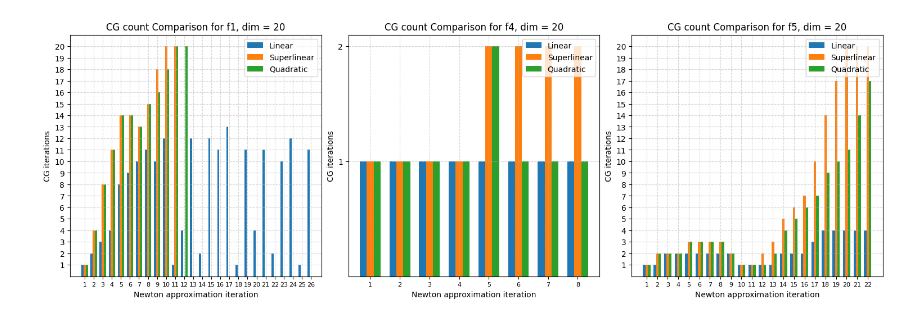
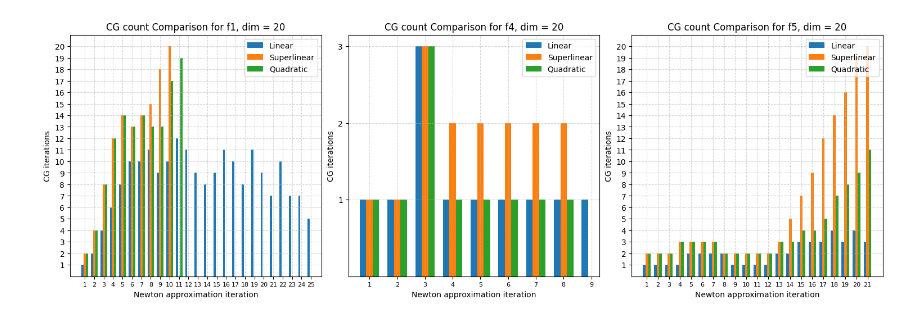
Before and after one commit to mVigholt/NO, a Jupyter notebook: Week 3/Experiments.ipynb, the cells around one changed output. Drawn from its saved outputs; the diff is of its cells as text; code cells hidden in the pictures.

```diff
--- a/Week 3/Experiments.ipynb
+++ b/Week 3/Experiments.ipynb
@@ -29,7 +29,7 @@ def backtrack(f, df, x, p, alpha_init=1.0, rho=0.5, c1=1e-4):
     return alpha
 
 # Newton's Method function (updated version)
-def newtons_method(f, df, Hf, x0, max_iter=10000, epsilon=1e-6):
+def newtons_method(f, df, Hf, x0, max_iter=1000, epsilon=1e-6):
     x = x0.copy()
     xs = [x]
     for _ in range(max_iter):
@@ -47,7 +47,7 @@ def newtons_method(f, df, Hf, x0, max_iter=10000, epsilon=1e-6):
     return np.array(xs)
 
 # Steepest Descent function (updated version)
-def steepest_descent(f, df, x0, max_iter=10000, epsilon=1e-6):
+def steepest_descent(f, df, x0, max_iter=1000, epsilon=1e-6):
     x = x0.copy()
     xs = [x]
     for _ in range(max_iter):
@@ -229,12 +229,20 @@ import numpy as np
 import matplotlib.pyplot as plt
 from case_studies import *
 
-def ConvergencePlot(F, XX, types, dim):
+def meanList(Lists):
+    ll = max([len(L) for L in Lists])
+    al = int(np.mean([len(L) for L in Lists]))
+    paddedLists = [list(L)+[0]*(ll-len(L)) for L in Lists]
+    agvList = np.sum(paddedLists, axis = 0)/len(Lists)
+    return np.array(agvList[:al])
+
+def ConvergencePlot(F, X, types, dim):
     fig, axes = plt.subplots(1, len(F), figsize=(15, 5), constrained_layout=True)
-    for i, X in enumerate(XX):
-        max_length = max(len(xs) for xs in X)
+    for i, xsl in enumerate(X):
+        max_length = max(len(xs) for xs in xsl)
         for j, label in enumerate(types):
-            norms = [np.linalg.norm(F[i][2](x)) for x in X[j]]
+            norms = xsl[j]
+            # norms = [np.linalg.norm(F[i][2](x)) for x in X[j]]
             # norms = [np.linalg.norm(x - x_opt(fname, len(x))) for x in xs]
             axes[i].plot(norms, label=label)
 
@@ -243,24 +251,25 @@ def ConvergencePlot(F, XX, types, dim):
         axes[i].set_xlabel("Iteration")
         axes[i].set_ylabel(r"$\|\nabla f(x_k)\|$")
         #axes[i].set_ylabel(r"$\|x_k - x^*\|$")
-        axes[i].set_xticks(range(max_length))
-        axes[i].set_xticklabels(range(max_length), fontsize=8)
+        if (max_length < 30):
+            axes[i].set_xticks(range(max_length))
+            axes[i].set_xticklabels(range(max_length), fontsize=8)
         axes[i].set_title(f"Convergence Comparison for {F[i][0]}, dim = {dim}")
         axes[i].legend()
 
     plt.show()
 
-def CGCPlot(F, CC, types, dim):
+def CGCPlot(F, C, types, dim):
     fig, axes = plt.subplots(1, len(F), figsize=(15, 5), constrained_layout=True)
-    for i, C in enumerate(CC):
-        categories = len(C)
-        max_length = max(len(cgc) for cgc in C)
+    for i, cgcl in enumerate(C):
+        categories = len(cgcl)
+        max_length = max(len(cgc) for cgc in cgcl)
         x = np.arange(1, max_length + 1)
 
         bar_width = 0.7 / categories
         offsets = np.linspace(-bar_width * (categories - 1) / 2, bar_width * (categories - 1) / 2, categories)
 
-        for j, cgc in enumerate(C):
+        for j, cgc in enumerate(cgcl):
             X = x[:len(cgc)] + offsets[j]
             axes[i].bar(X, cgc, width=bar_width, label=types[j])
 
@@ -268,7 +277,7 @@ def CGCPlot(F, CC, types, dim):
         axes[i].set_ylabel("CG iterations")
         axes[i].set_xticks(range(1,max_length+1))
         axes[i].set_xticklabels(range(1,max_length+1), fontsize=8)
-        axes[i].set_yticks(range(1,max([max(cgc) for cgc in C])+1))
+        axes[i].set_yticks(range(1,max([max(cgc) for cgc in cgcl])+1))
         axes[i].set_title(f"CG count Comparison for {F[i][0]}, dim = {dim}")
         axes[i].legend(loc='upper right')
         axes[i].grid(True, linestyle='--', alpha=0.5)
@@ -278,10 +287,10 @@ def CGCPlot(F, CC, types, dim):
 
 
 dim = 20
+lim = 50
 rng = np.random.default_rng()
-x_0 = rng.integers(low=-50, high=50+1, size=dim)
+x_0 = [rng.integers(low=-lim, high=lim+1, size=dim) for _ in range(5)]
 
-print(x_0)
 F1 = np.array(["f1", f1, df1, Hf1])
 F2 = np.array(["f2", f2, df2, Hf2])
 F3 = np.array(["f3", f3, df3, Hf3])
@@ -289,29 +298,38 @@ F4 = np.array(["f4", f4, df4, Hf4])
 F5 = np.array(["f5", f5, df5, Hf5])
 F = np.array([F1, F4, F5])
 types = ["Linear", "Superlinear", "Quadratic"]
-XX = []
-CC = []
+
+X = []
+C = []
+Newton = []
+Steepest = []
 for f in F:
-    X = []
-    C = []
+    xsl = []
+    cgcl = []
     for i in range(len(types)):
-        xs, cgc = newton_CG(f[1], f[2], f[3], x_0, rate=i)
-        X.append(xs)
-        C.append(cgc)
-    XX.append(X)
-    CC.append(C)
+        all_norm = []
+        all_cgc = []
+        for x in x_0:
+            xs, cgc = newton_CG(f[1], f[2], f[3], x, rate=i)
+            all_norm.append([np.linalg.norm(f[2](s)) for s in xs])
+            all_cgc.append(cgc)
+        xsl.append(meanList(all_norm))
+        cgcl.append([round(c) for c in meanList(all_cgc)])
+    X.append(xsl)
+    C.append(cgcl)
 
-ConvergencePlot(F, XX, types, dim)
-CGCPlot(F, CC, types, dim)
+    all_N = []
+    all_S = []
+    for x in x_0:
+        N = newtons_method(f[1], f[2], f[3], x)
+        S = steepest_descent(f[1], f[2], x)
+        all_N.append([np.linalg.norm(f[2](s)) for s in N])
+        all_S.append([np.linalg.norm(f[2](s)) for s in S])
+    Newton.append([meanList(all_N)])
+    Steepest.append([meanList(all_S)])
 
-
-types2 = ["Newton's Method", "Steepest Descent"]
-XX2 = []
-for f in F:
-    X2 = []
-    for i in range(len(types2)):
-        X2.append(newtons_method(f[1], f[2], f[3], x_0))
-        X2.append(steepest_descent(f[1], f[2], x_0))
-    XX2.append(X)
-ConvergencePlot(F, XX2, types2, dim)
+ConvergencePlot(F, X, types, dim)
+CGCPlot(F, C, types, dim)
+ConvergencePlot(F, Newton, ["Newton's Method"], dim)
+ConvergencePlot(F, Steepest, ["Steepest Descent"], dim)
 # %% [output]
@@ -321 +343 @@ ConvergencePlot(F, XX2, types2, dim)
-[figure, old version]
+[figure, new version]
```
Also changed, not shown: parts of 3 cells of this notebook.
